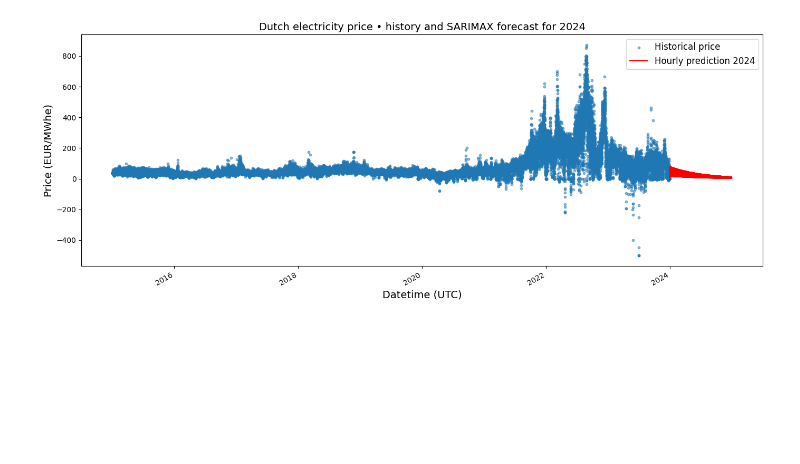
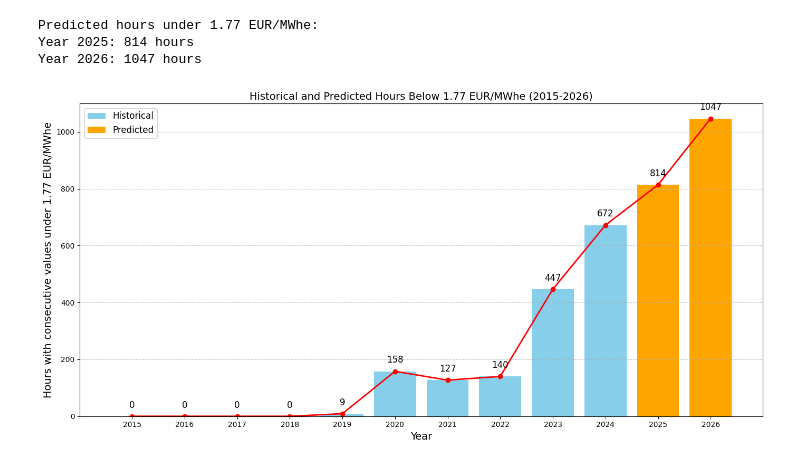
Before and after one commit to amir4466/HoSt_x_Saxion_Predictive_Model, a Jupyter notebook: MainModel.ipynb, the cells around one changed output. Saved outputs shown, nothing was run; the diff lists cells and outputs as text; code cells hidden in the pictures; blank space fills up the shorter version.

Commit message:
Threshold prediction

```diff
--- a/MainModel.ipynb
+++ b/MainModel.ipynb
@@ -61,19 +121,56 @@ pred_2024  = results.get_prediction(start=start_2024,
 # %%
-# 4) Plot: history + red 2024 forecast
-plt.figure(figsize=(14, 6))
-plt.scatter(y.index, y.values,
-            s=10, alpha=0.5, label="Historical price")
-plt.plot(pred_2024.index, pred_2024.values,
-         color="red", linewidth=1.5,
-         label="Hourly prediction 2024")
+# Generate predictions for 2025 and 2026
+future_years = np.array([[2025], [2026]])
+future_predictions = model.predict(future_years)
 
-plt.xlabel("Datetime (UTC)")
-plt.ylabel("Price (EUR/MWhe)")
-plt.title("Dutch electricity price • history and SARIMAX forecast for 2024")
+# Round to nearest integer (since we're predicting hours)
+future_predictions = np.round(future_predictions).astype(int)
+
+# Create a DataFrame with all years (historical + predictions)
+all_years = list(range(2015, 2027))
+all_hours = list(y) + list(future_predictions)
+
+# Create a DataFrame
+df_all = pd.DataFrame({
+    'Year': all_years,
+    'Hours': all_hours,
+    'Type': ['Historical'] * len(y) + ['Predicted'] * len(future_predictions)
+})
+
+# Display predictions
+print(f"\nPredicted hours under {THRESHOLD} EUR/MWhe:")
+for year, hours in zip(future_years.flatten(), future_predictions):
+    print(f"Year {int(year)}: {hours} hours")
+
+# Visualize historical + predictions
+plt.figure(figsize=(14, 7))
+
+# Plot historical data
+historical_data = df_all[df_all['Type'] == 'Historical']
+plt.bar(historical_data['Year'], historical_data['Hours'], color='skyblue', label='Historical')
+
+# Plot predictions with different color
+predicted_data = df_all[df_all['Type'] == 'Predicted']
+plt.bar(predicted_data['Year'], predicted_data['Hours'], color='orange', label='Predicted')
+
+# Add trend line for all data
+plt.plot(df_all['Year'], df_all['Hours'], 'ro-', linewidth=2)
+
+# Add labels for each point
+for i, row in df_all.iterrows():
+    plt.text(row['Year'], row['Hours'] + 30, str(row['Hours']), ha='center')
+
+plt.xlabel('Year')
+plt.ylabel(f'Hours with consecutive values under {THRESHOLD} EUR/MWhe')
+plt.title(f'Historical and Predicted Hours Below {THRESHOLD} EUR/MWhe (2015-2026)')
 plt.legend()
+plt.grid(axis='y', linestyle='--', alpha=0.7)
+plt.xticks(all_years)
 plt.tight_layout()
-plt.gcf().autofmt_xdate()
 plt.show()
 # %% [output]
+Predicted hours under 1.77 EUR/MWhe:
+Year 2025: 814 hours
+Year 2026: 1047 hours
-[figure, old version]
+[figure, new version]
 # %%
```
Also changed, not shown: parts of 12 cells of this notebook, 2 other files.
